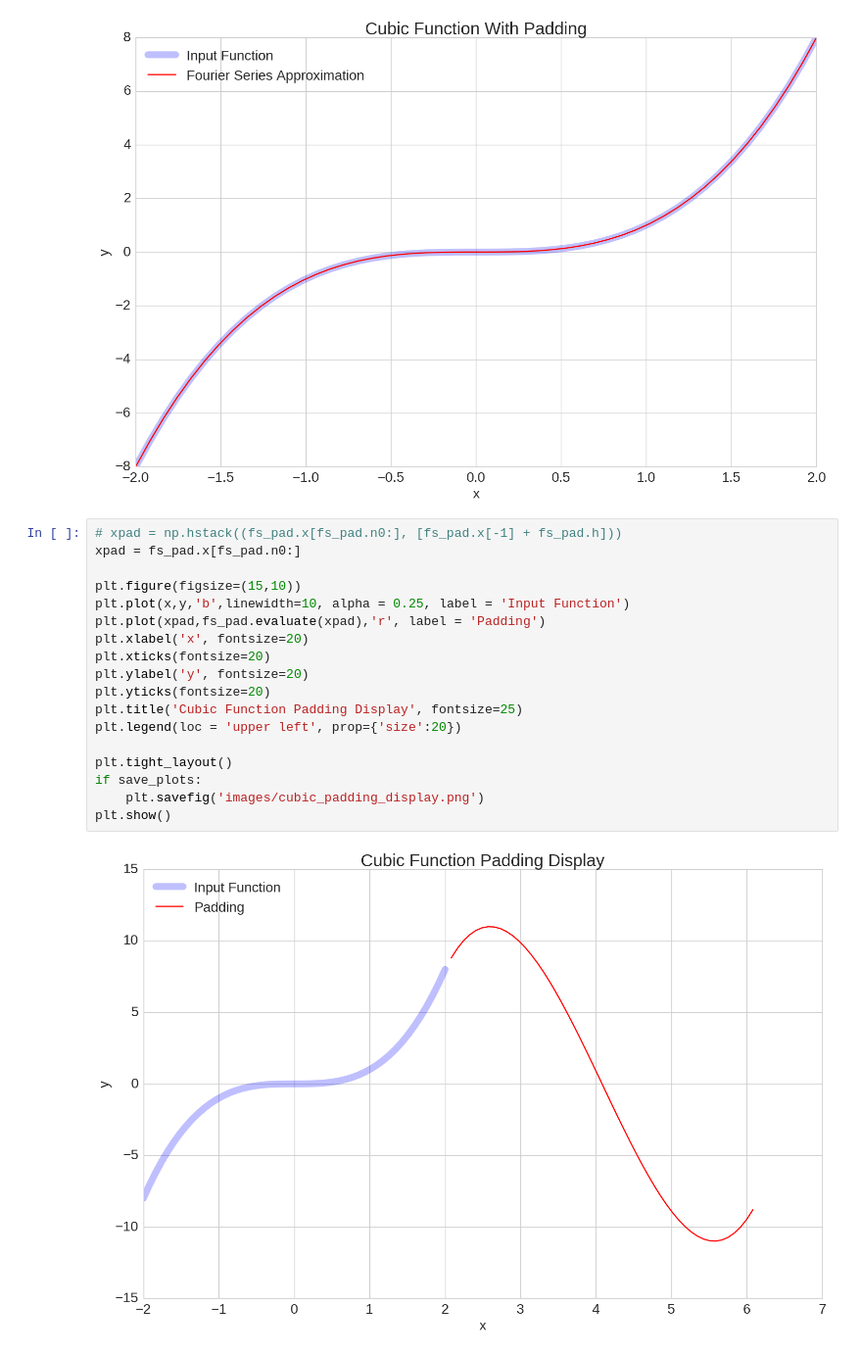
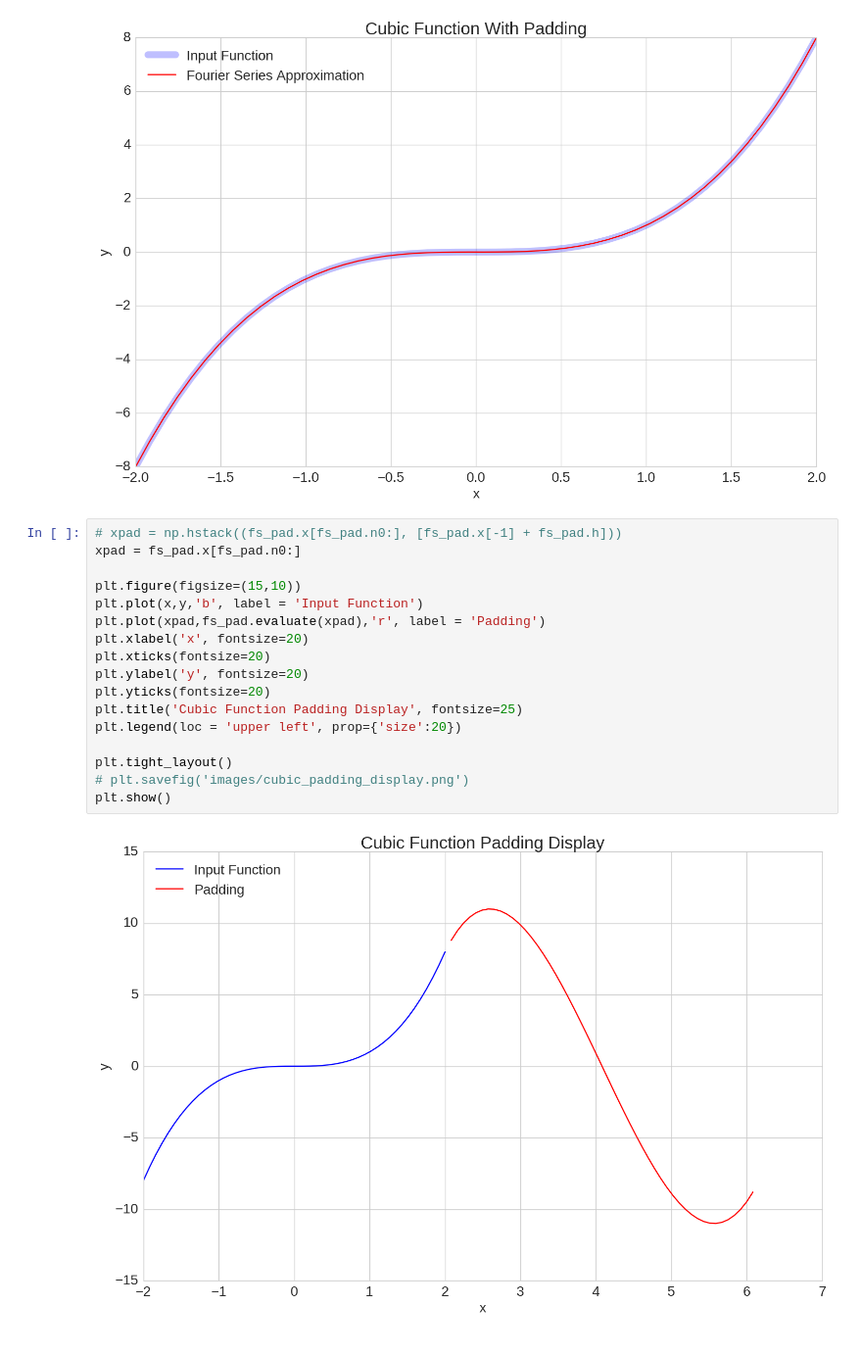
Before and after one commit to jbhersch/fast_fourier_series, a Jupyter notebook: cubic.ipynb, the cells around one changed output. Shown: that part at 98% size. Saved outputs shown, nothing was run; the diff lists cells and outputs as text.

```diff
--- a/cubic.ipynb
+++ b/cubic.ipynb
@@ -113,21 +111,20 @@ plt.show()
 # %%
 # xpad = np.hstack((fs_pad.x[fs_pad.n0:], [fs_pad.x[-1] + fs_pad.h]))
 xpad = fs_pad.x[fs_pad.n0:]
 
 plt.figure(figsize=(15,10))
-plt.plot(x,y,'b',linewidth=10, alpha = 0.25, label = 'Input Function')
+plt.plot(x,y,'b', label = 'Input Function')
 plt.plot(xpad,fs_pad.evaluate(xpad),'r', label = 'Padding')
 plt.xlabel('x', fontsize=20)
 plt.xticks(fontsize=20)
 plt.ylabel('y', fontsize=20)
 plt.yticks(fontsize=20)
 plt.title('Cubic Function Padding Display', fontsize=25)
 plt.legend(loc = 'upper left', prop={'size':20})
 
 plt.tight_layout()
-if save_plots:
-    plt.savefig('images/cubic_padding_display.png')
+# plt.savefig('images/cubic_padding_display.png')
 plt.show()
 # %% [output]
-[figure, old version]
+[figure, new version]
 # %%
```
Also changed, not shown: parts of 5 cells of this notebook, 9 other files.
